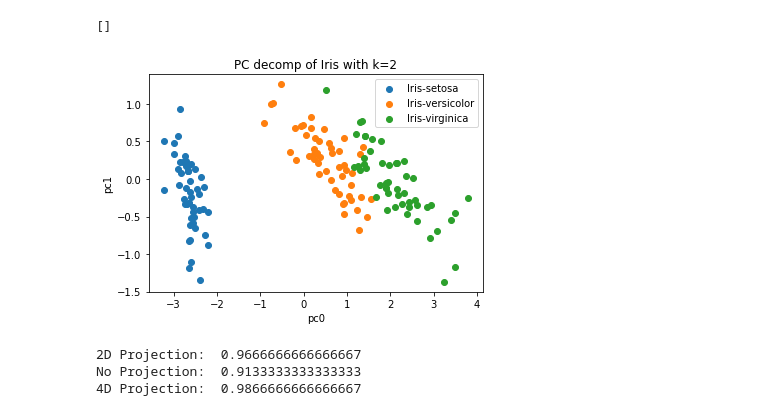
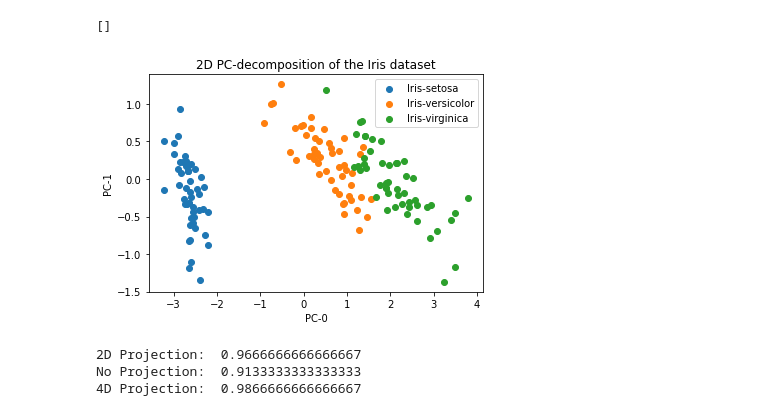
Before and after one commit to JDJFisher/iris-classification, a Jupyter notebook: cswk.ipynb, the cells around one changed output. Drawn from its saved outputs; the diff is of its cells as text; code cells hidden in the pictures.

```diff
--- a/cswk.ipynb
+++ b/cswk.ipynb
@@ -46,18 +46,18 @@ _, _, Z = pca(X, k=2)
 # %%
 
 # Plot the decomposition of the data with the top 2 PCs
 for label_name, label_id in labels.items():
     C = Z[np.where(y == label_id)]
     plt.scatter(C[:,0], C[:,1], label=label_name)
 
-plt.title('PC decomp of Iris with k=2')
-plt.xlabel('pc0')
-plt.ylabel('pc1')
+plt.title('2D PC-decomposition of the Iris dataset')
+plt.xlabel('PC-0')
+plt.ylabel('PC-1')
 plt.legend(loc='upper right')
 plt.plot()
 # %% [output]
 []
-[figure, old version]
+[figure, new version]
 # %%
 
 # Multi-class linear regression classifier model
```
Also changed, not shown: parts of 2 cells of this notebook.
